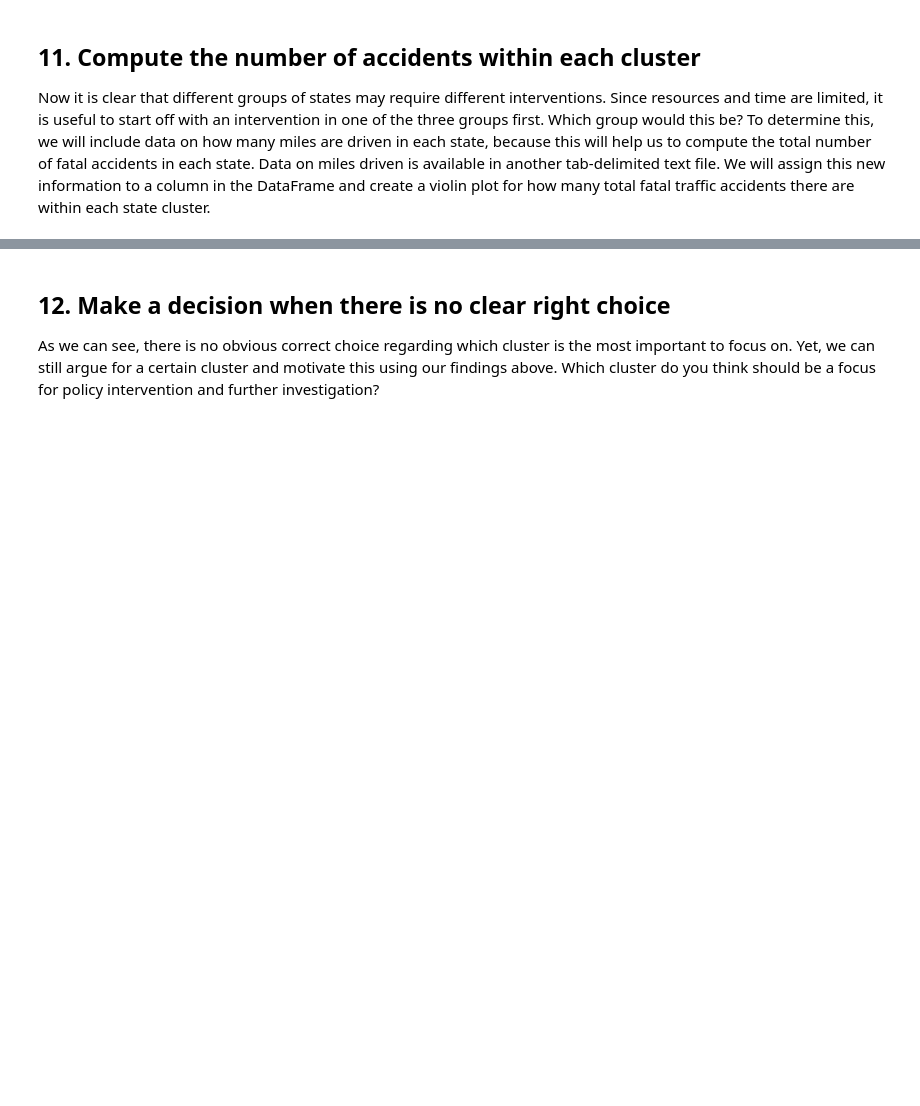
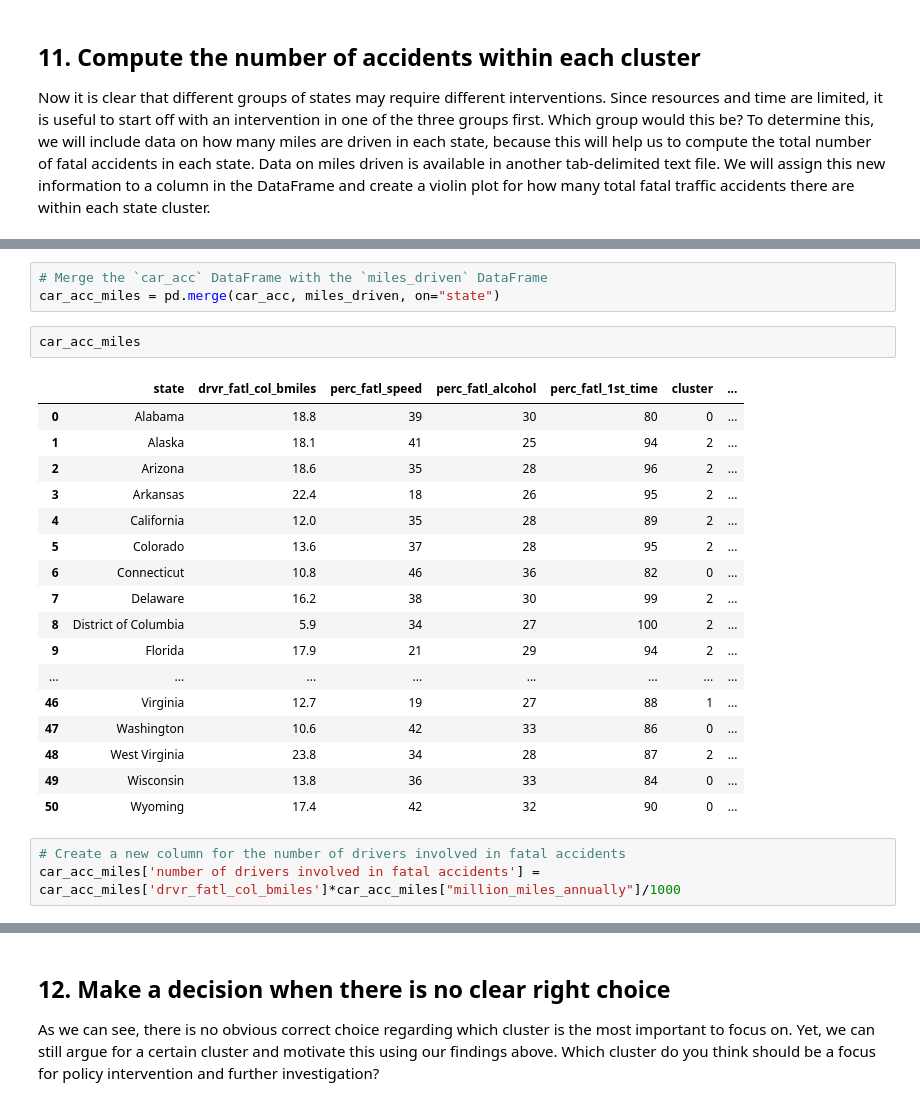
Before and after one commit to nalol831123/ASHRAE---Great-Energy-Predictor-III, a Jupyter notebook: FinalProject.ipynb, the cells around one changed output, grey strips where cells are left out. Drawn from its saved outputs; the diff is of its cells as text; blank space fills up the shorter version.

```diff
--- a/FinalProject.ipynb
+++ b/FinalProject.ipynb
@@ -367,0 +424,26 @@ count_mean_sum
+# %%
+# Merge the `car_acc` DataFrame with the `miles_driven` DataFrame
+car_acc_miles = pd.merge(car_acc, miles_driven, on="state")
+# %%
+car_acc_miles
+# %% [output]
+|  | state | drvr_fatl_col_bmiles | perc_fatl_speed | perc_fatl_alcohol | perc_fatl_1st_time | cluster | ... |
+| 0 | Alabama | 18.8 | 39 | 30 | 80 | 0 | ... |
+| 1 | Alaska | 18.1 | 41 | 25 | 94 | 2 | ... |
+| 2 | Arizona | 18.6 | 35 | 28 | 96 | 2 | ... |
+| 3 | Arkansas | 22.4 | 18 | 26 | 95 | 2 | ... |
+| 4 | California | 12.0 | 35 | 28 | 89 | 2 | ... |
+| 5 | Colorado | 13.6 | 37 | 28 | 95 | 2 | ... |
+| 6 | Connecticut | 10.8 | 46 | 36 | 82 | 0 | ... |
+| 7 | Delaware | 16.2 | 38 | 30 | 99 | 2 | ... |
+| 8 | District of Columbia | 5.9 | 34 | 27 | 100 | 2 | ... |
+| 9 | Florida | 17.9 | 21 | 29 | 94 | 2 | ... |
+| ... | ... | ... | ... | ... | ... | ... | ... |
+| 46 | Virginia | 12.7 | 19 | 27 | 88 | 1 | ... |
+| 47 | Washington | 10.6 | 42 | 33 | 86 | 0 | ... |
+| 48 | West Virginia | 23.8 | 34 | 28 | 87 | 2 | ... |
+| 49 | Wisconsin | 13.8 | 36 | 33 | 84 | 0 | ... |
+| 50 | Wyoming | 17.4 | 42 | 32 | 90 | 0 | ... |
+# %%
+# Create a new column for the number of drivers involved in fatal accidents
+car_acc_miles['number of drivers involved in fatal accidents'] = car_acc_miles['drvr_fatl_col_bmiles']*car_acc_miles["million_miles_annually"]/1000
```
Also changed, not shown: parts of 12 cells of this notebook.
